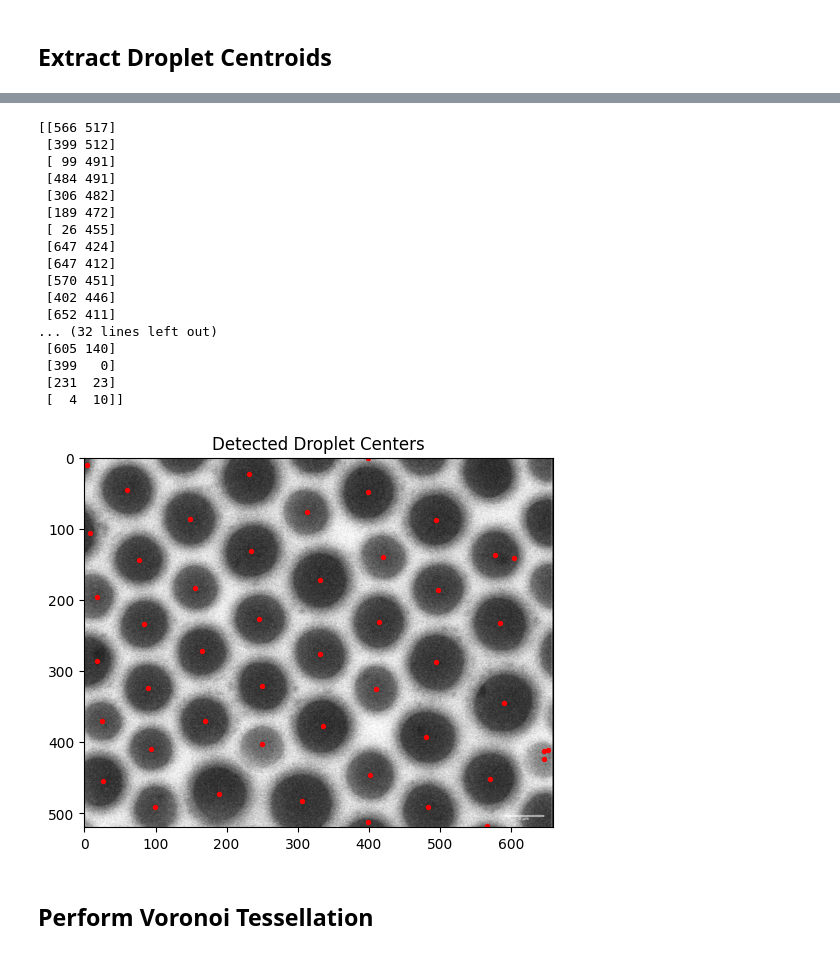
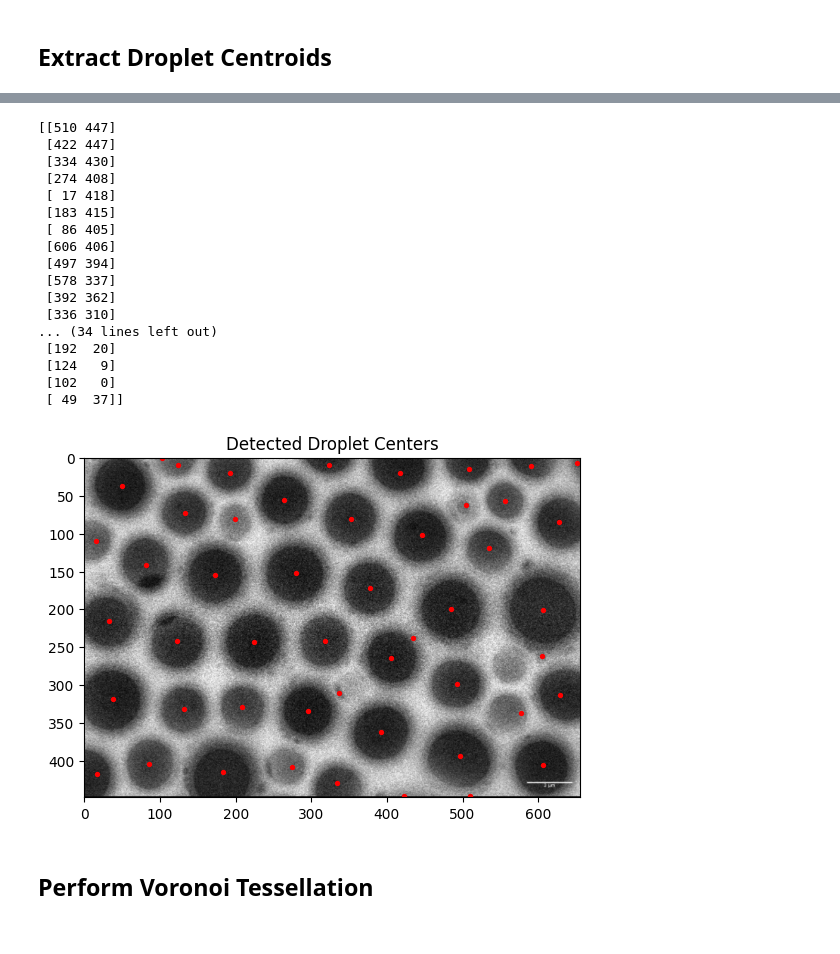
Before and after one commit to lemontang3/Python_Physics, a Jupyter notebook: Voronoi_Analysis.ipynb, the cells around one changed output, grey strips where cells are left out. Cells and saved outputs as stored; diff of their text form; code cells hidden in the pictures.

```diff
--- a/Voronoi_Analysis.ipynb
+++ b/Voronoi_Analysis.ipynb
@@ -44,7 +44,7 @@ import numpy as np
 import matplotlib.pyplot as plt
 
 # Load the image in grayscale
-image_path = "sample4BB.png"  # Update with your image path if needed
+image_path = "sample9B.png"  # Update with your image path if needed
 image = cv2.imread(image_path, cv2.IMREAD_GRAYSCALE)
 
 # Apply median blur to reduce noise
@@ -109,59 +109,70 @@ import numpy as np
 import matplotlib.pyplot as plt
 
 # Load the image
-image_path = "sample4B.png"
+image_path = "sample9B.png"
 image = cv2.imread(image_path, cv2.IMREAD_GRAYSCALE)
 
 # Apply Gaussian blur to smooth the image
 blurred = cv2.GaussianBlur(image, (5, 5), 0)
 
 # Apply thresholding to create a binary image
 _, binary = cv2.threshold(blurred, 0, 255, cv2.THRESH_BINARY_INV + cv2.THRESH_OTSU)
 
 # Find contours
 contours, _ = cv2.findContours(binary, cv2.RETR_EXTERNAL, cv2.CHAIN_APPROX_SIMPLE)
 
 # Create a copy of the image to draw on
 output = cv2.cvtColor(image, cv2.COLOR_GRAY2BGR)
 
 # Calculate and draw centroids
 centroids = []
 for contour in contours:
     M = cv2.moments(contour)
     if M["m00"] != 0:
         cX = int(M["m10"] / M["m00"])
         cY = int(M["m01"] / M["m00"])
         centroids.append((cX, cY))
         cv2.circle(output, (cX, cY), 3, (0, 0, 255), -1)
 
 # Show the output image with centroids
-centroids = np.array(centroids)
+centroids =  np.array([
+    [510, 447], [422, 447], [334, 430], [274, 408],
+    [17, 418], [183, 415], [86, 405], [606, 406], [497, 394],    [578, 337], [392, 362],[336, 310], [209, 329], [131, 332],
+    [295, 335], [629, 313], [38, 319], [493, 299], [605, 262], [435, 238],
+    [406, 264], [318, 242], [123, 242], [224, 243], [33, 216],
+ [485, 200], [606, 201], [377, 172], [173, 154], [280, 152],
+    [81, 141], [535, 119], [15, 110], [199, 80],
+   [446, 102], [505, 62], [627, 85], [352, 80], [133, 72],
+    [556, 57], [264, 55], [651, 7], [591, 11], [508, 14], [417, 20],
+    [323, 9], [192, 20], [124, 9], [102, 0], [49, 37]
+])
+
 print(centroids)
 # Convert to NumPy array
 # Step 5: Plot the results
 plt.imshow(image, cmap='gray')
 plt.scatter(centroids[:, 0], centroids[:, 1], c='red', s=8)
 plt.title('Detected Droplet Centers')
 plt.show()
 # %% [output]
-[[566 517]
- [399 512]
- [ 99 491]
- [484 491]
- [306 482]
- [189 472]
- [ 26 455]
- [647 424]
- [647 412]
- [570 451]
- [402 446]
- [652 411]
-... (32 lines left out)
- [605 140]
- [399   0]
- [231  23]
- [  4  10]]
+[[510 447]
+ [422 447]
+ [334 430]
+ [274 408]
+ [ 17 418]
+ [183 415]
+ [ 86 405]
+ [606 406]
+ [497 394]
+ [578 337]
+ [392 362]
+ [336 310]
+... (34 lines left out)
+ [192  20]
+ [124   9]
+ [102   0]
+ [ 49  37]]
-[figure, old version]
+[figure, new version]
 # %% [markdown]
 ## Perform Voronoi Tessellation
 # %%
```
Also changed, not shown: parts of 4 cells of this notebook, 6 other files.
